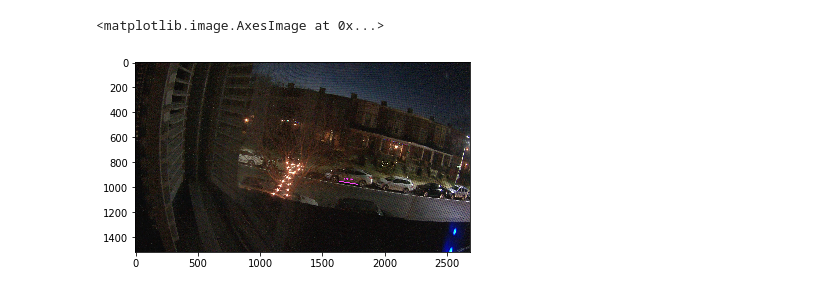
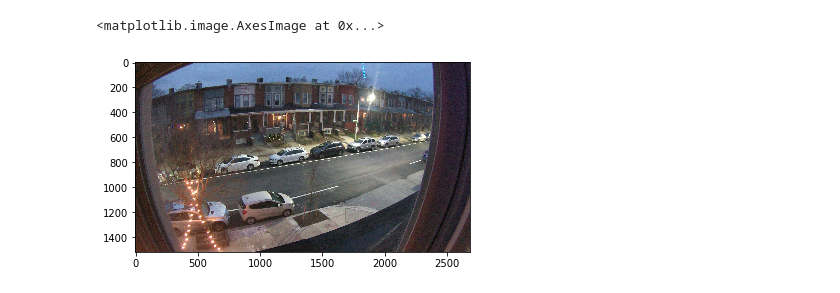
Before and after one commit to kylefritz/speed-cam, a Jupyter notebook: computing-speed.ipynb, the cells around one changed output. Drawn from its saved outputs; the diff is of its cells as text; code cells hidden in the pictures.

```diff
--- a/computing-speed.ipynb
+++ b/computing-speed.ipynb
@@ -4,10 +4,9 @@ import datetime
 import matplotlib.pyplot as plt
 %matplotlib inline
 # %%
-cal_path = "capture/calibration.jpg"
-cal = cv2.imread(cal_path)
-# will need to flip in the future
-plt.imshow(cv2.cvtColor(cal, cv2.COLOR_BGR2RGB))
+cal_path = "mounted-cars/calibration.jpg"
+cal_color = cv2.flip(cv2.imread(cal_path), -1 ) #read & flip
+plt.imshow(cv2.cvtColor(cal_color, cv2.COLOR_BGR2RGB))
 # %% [output]
 <matplotlib.image.AxesImage at 0x...>
-[figure, old version]
+[figure, new version]
```
Also changed, not shown: parts of 5 cells of this notebook.
